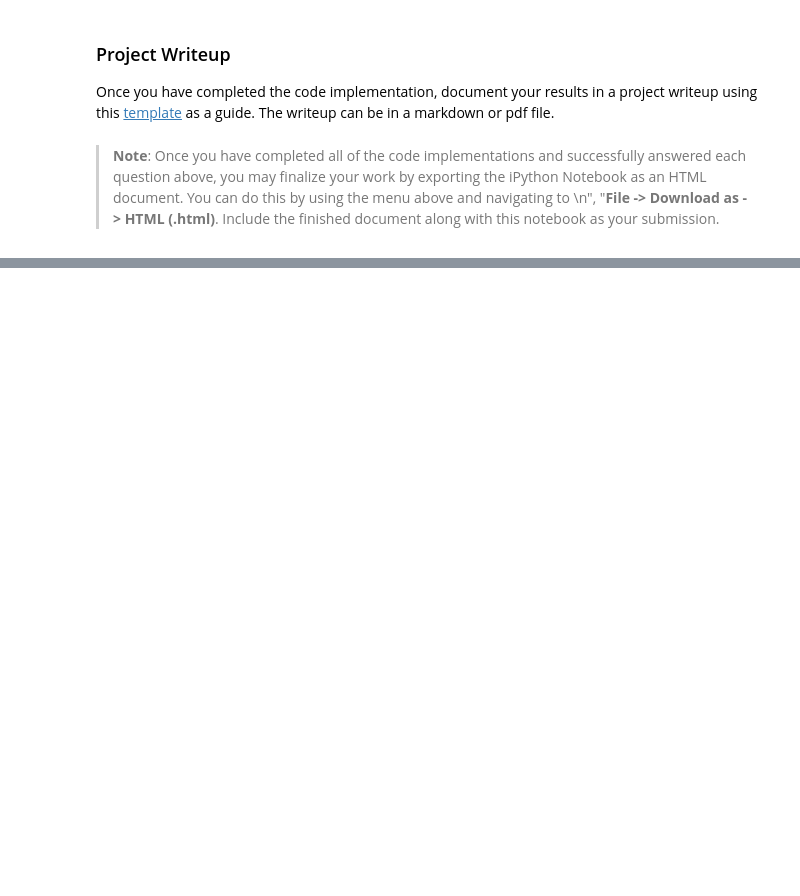
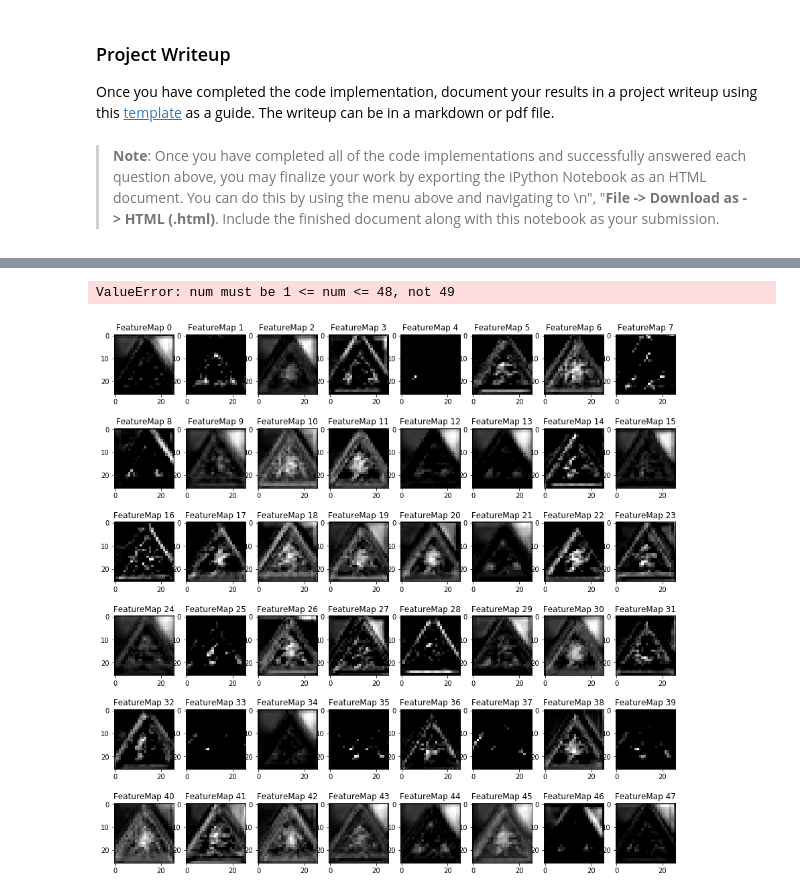
Before and after one commit to davecerr/Traffic_Sign_Detection, a Jupyter notebook: Traffic_Sign_Classifier.ipynb, the cells around one changed output, grey strips where cells are left out. Saved outputs shown, nothing was run; the diff lists cells and outputs as text; code cells hidden in the pictures; blank space fills up the shorter version.

```diff
--- a/Traffic_Sign_Classifier.ipynb
+++ b/Traffic_Sign_Classifier.ipynb
@@ -1102,0 +888,9 @@ print('done')
+# %%
+with tf.Session() as sess:
+    sess.run(tf.global_variables_initializer())
+    saver = tf.train.import_meta_graph('./CNN.meta')
+    saver.restore(sess, "./CNN")
+    outputFeatureMap(img, incept1)
+# %% [output]
+ValueError: num must be 1 <= num <= 48, not 49
+[figure, added]
```
Also changed, not shown: parts of 21 cells of this notebook, 1 other file.
